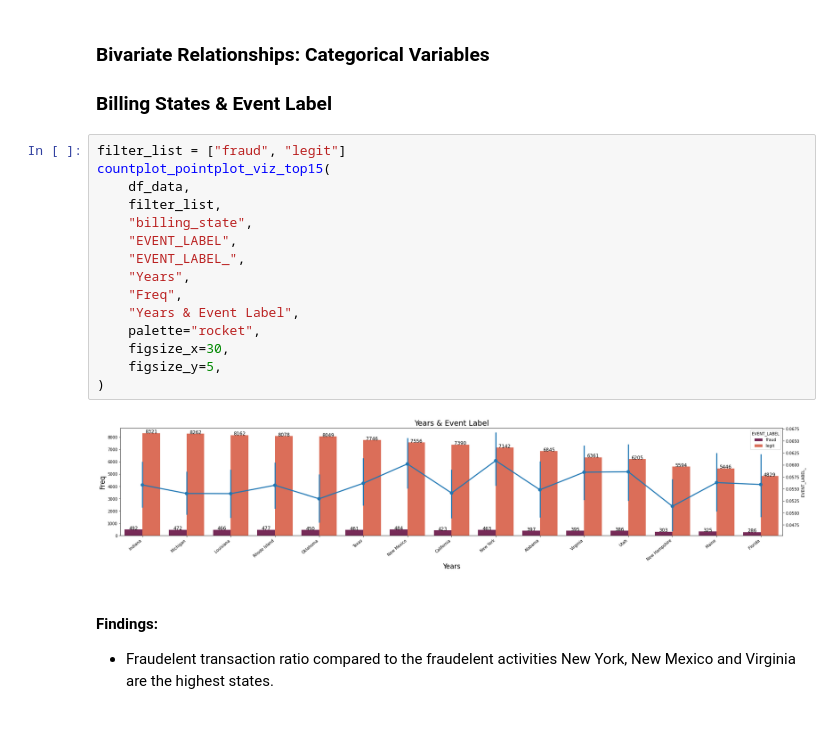
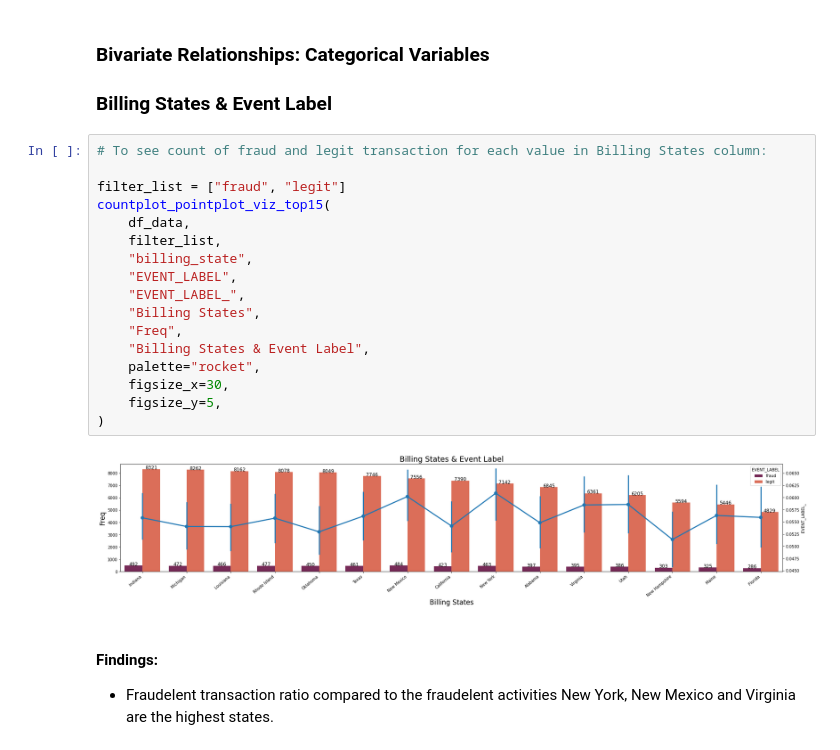
Before and after one commit to ElifKarakutukDinc/Fraud_Analytics_Case_Study, a Jupyter notebook: EDA.ipynb, the cells around one changed output. Drawn from its saved outputs; the diff is of its cells as text.

```diff
--- a/EDA.ipynb
+++ b/EDA.ipynb
@@ -557,22 +560,24 @@ Mode:
 ### Bivariate Relationships: Categorical Variables
 ### Billing States & Event Label
 # %%
+# To see count of fraud and legit transaction for each value in Billing States column:
+
 filter_list = ["fraud", "legit"]
 countplot_pointplot_viz_top15(
     df_data,
     filter_list,
     "billing_state",
     "EVENT_LABEL",
     "EVENT_LABEL_",
-    "Years",
+    "Billing States",
     "Freq",
-    "Years & Event Label",
+    "Billing States & Event Label",
     palette="rocket",
     figsize_x=30,
     figsize_y=5,
 )
 # %% [output]
-[figure, old version]
+[figure, new version]
 # %% [markdown]
 #### Findings:
 * Fraudelent transaction ratio compared to the fraudelent activities New York, New Mexico and Virginia are the highest states.
```
Also changed, not shown: parts of 6 cells of this notebook.
